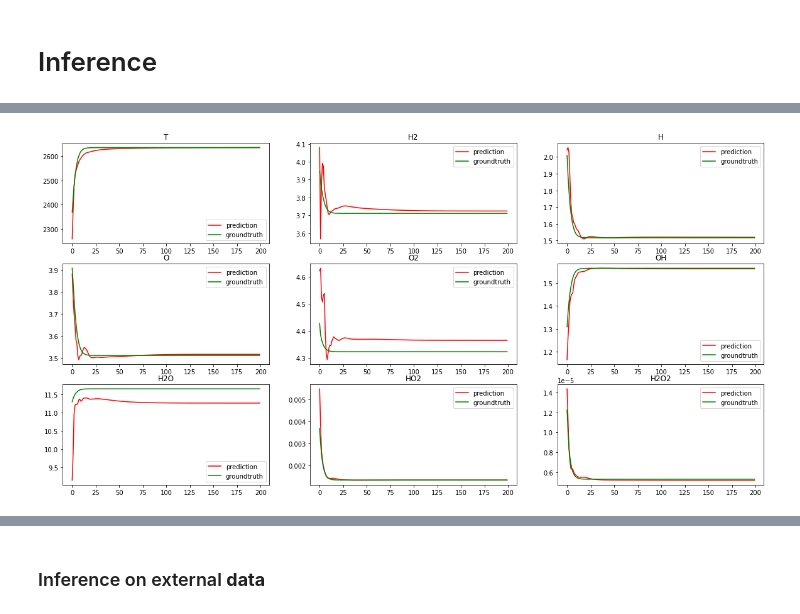
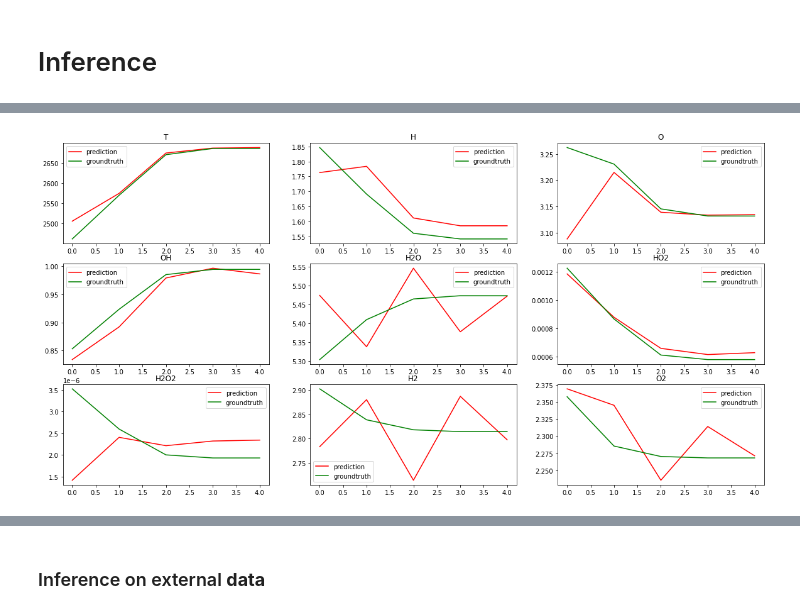
Before and after one commit to EAkeweje/Accelerating-Hydrogen-Oxidation-Calculations, a Jupyter notebook: Main_ModelTrainingInference.ipynb, the cells around one changed output, grey strips where cells are left out. Saved outputs shown, nothing was run; the diff lists cells and outputs as text; code cells hidden in the pictures.

```diff
--- a/Main_ModelTrainingInference.ipynb
+++ b/Main_ModelTrainingInference.ipynb
@@ -124,13 +22,0 @@ def inverse_standardize(tensor, dim, mean, std):
-# %%
-def load_mean_std(path, loader = None):
-  if os.path.exists(path):
-    #get means and stds
-    with open(path, 'r') as f:
-        mean_std_dict = json.load(f)
-    train_x_mean = torch.tensor(mean_std_dict['mean_x'])
-    train_x_std = torch.tensor(mean_std_dict['std_x'])
-    train_y_mean = torch.tensor(mean_std_dict['mean_y'])
-    train_y_std = torch.tensor(mean_std_dict['std_y'])
-    return train_x_mean, train_x_std, train_y_mean, train_y_std
-  else:
-    return save_mean_std(loader, path, output = True)
@@ -175,7 +35,8 @@ class RNN_Model(nn.Module):
         self.hidden_size = config['hidden_size']
         self.output_size = config['output_size']
         self.num_layers = config['num_layers']
-        self.rnn = nn.RNN(self.input_size, self.hidden_size, self.num_layers, dropout = 0.1, batch_first = True)
+        #default dropout = 0.1
+        self.rnn = nn.RNN(self.input_size, self.hidden_size, self.num_layers, dropout = config['dropout'], batch_first = True)
         self.linear = nn.Linear(self.hidden_size, self.output_size)
 
     def forward(self, x):
@@ -191,12 +52,12 @@ def init_weights(m):
 ###multiple time steps
 #one to many RNN architechture
 class Base_RNN(nn.Module):
-    def __init__(self, input_size, hidden_size, num_layers):
+    def __init__(self, input_size, hidden_size, num_layers, dropout = 0.1):
         super(Base_RNN, self).__init__()
         self.input_size = input_size
         self.hidden_size = hidden_size
         self.num_layers = num_layers
-        self.rnn = nn.RNN(self.input_size, self.hidden_size, self.num_layers, dropout = 0.1, batch_first = True)
+        self.rnn = nn.RNN(self.input_size, self.hidden_size, self.num_layers, dropout = dropout, batch_first = True)
         self.linear = nn.Linear(self.hidden_size, self.input_size)
 
     def forward(self, x, in_hidden = None):
@@ -215,7 +76,7 @@ class RNN_Model_Multiple(nn.Module):
         self.output_size = config['output_size']
         self.num_layers = config['num_layers']
         self.ntimesteps = config['ntimesteps']
-        self.base_rnn = Base_RNN(self.input_size, self.hidden_size, self.num_layers)
+        self.base_rnn = Base_RNN(self.input_size, self.hidden_size, self.num_layers, config['dropout'])
         self.relu = nn.ReLU()
         self.linear = nn.Linear(self.input_size, self.output_size)
 
@@ -238,12 +99,12 @@ class RNN_Model_Multiple(nn.Module):
 
 #one to many RNN architechture
 class Base_RNN_v2(nn.Module):
-    def __init__(self, output_size, hidden_size, num_layers):
+    def __init__(self, output_size, hidden_size, num_layers, dropout = 0.1):
         super(Base_RNN_v2, self).__init__()
         self.hidden_size = hidden_size
         self.output_size = output_size
         self.num_layers = num_layers
-        self.rnn = nn.RNN(self.output_size, self.hidden_size, self.num_layers, dropout = 0.1, batch_first = True)
+        self.rnn = nn.RNN(self.output_size, self.hidden_size, self.num_layers, dropout = dropout, batch_first = True)
         self.linear = nn.Linear(self.hidden_size, self.output_size)
 
     def forward(self, x, in_hidden = None):
@@ -262,7 +123,7 @@ class RNN_Model_Multiple_v2(nn.Module):
         self.output_size = config['output_size']
         self.num_layers = config['num_layers']
         self.ntimesteps = config['ntimesteps']
-        self.base_rnn = Base_RNN_v2(self.output_size, self.hidden_size, self.num_layers)
+        self.base_rnn = Base_RNN_v2(self.output_size, self.hidden_size, self.num_layers, config['dropout'])
         self.relu = nn.ReLU()
         self.linear = nn.Linear(self.input_size, self.output_size)
 
@@ -719,7 +303,7 @@ device = torch.device("cuda" if torch.cuda.is_available() else "cpu")
 
 #data
 #prepare dataloaders
-train_loader, val_loader, test_loader = make_dataloaders(config)
+train_loader, val_loader, test_loader = inf_make_dataloaders(config)
 
 #obtaining mean and std of training set
 if config['mean_std_path']:
@@ -752,12 +341,10 @@ RNN_Model_Multiple_v2(
 target_stack = []
 predict_stack = []
 
-for i, (input, target) in enumerate(test_loader):
-  if torch.cuda.is_available():
-    input, target = input.cuda(), target.cuda()
+for i, (input, target) in enumerate(train_loader):
 
   #make prediction
-  pred, target = prediction(input, target, config)
+  pred, target = prediction(model, input, target, config, mean_std, device)
 
   #save prediction
   predict_stack.append(pred)
@@ -774,5 +365,5 @@ r2_score(torch.concat(target_stack).flatten().detach().cpu().numpy(), torch.conc
 # %%
-show_plots(torch.concat(predict_stack), torch.concat(target_stack), 138)
+show_results(torch.concat(predict_stack), torch.concat(target_stack), 138, True)
 # %% [output]
-[figure, old version]
+[figure, new version]
 # %%
```
Also changed, not shown: parts of 32 cells of this notebook.
